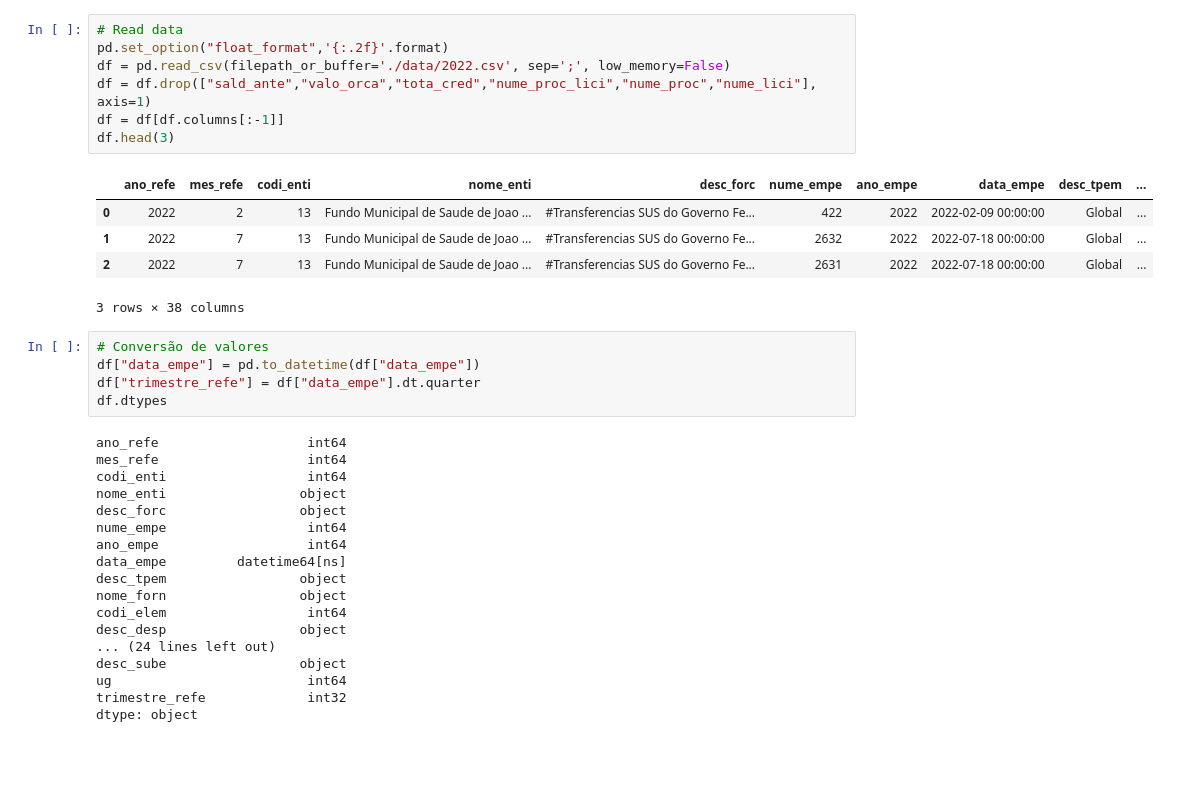
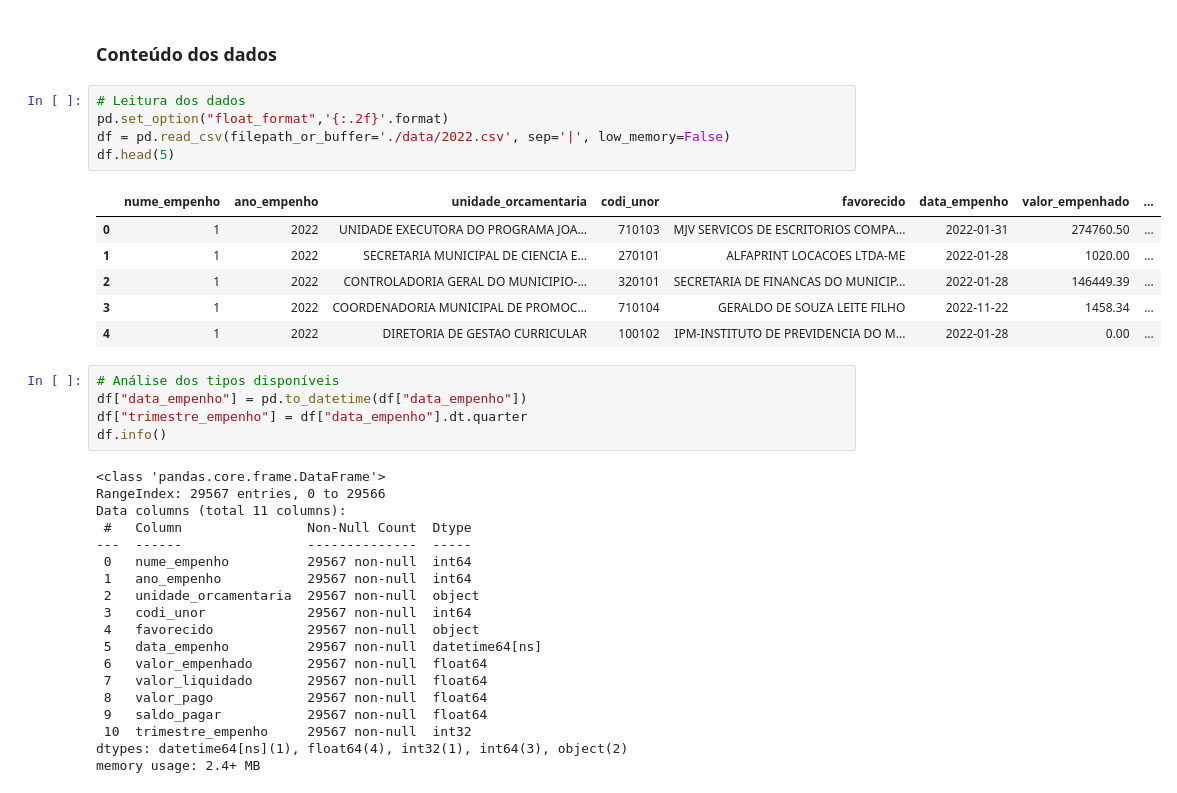
Before and after one commit to AIDA-Uniesp/analise_exploratoria_despesas_joao_pessoa, a Jupyter notebook: exploratoria_despesas.ipynb, the cells around one changed output. Saved outputs shown, nothing was run; the diff lists cells and outputs as text; blank space fills up the shorter version.

```diff
--- a/exploratoria_despesas.ipynb
+++ b/exploratoria_despesas.ipynb
@@ -25,36 +26,38 @@ Note: you may need to restart the kernel to use updated packages.
+# %% [markdown]
+### Conteúdo dos dados
 # %%
-# Read data
+# Leitura dos dados
 pd.set_option("float_format",'{:.2f}'.format)
-df = pd.read_csv(filepath_or_buffer='./data/2022.csv', sep=';', low_memory=False)
-df = df.drop(["sald_ante","valo_orca","tota_cred","nume_proc_lici","nume_proc","nume_lici"], axis=1)
-df = df[df.columns[:-1]]
-df.head(3)
+df = pd.read_csv(filepath_or_buffer='./data/2022.csv', sep='|', low_memory=False)
+df.head(5)
 # %% [output]
-|  | ano_refe | mes_refe | codi_enti | nome_enti | desc_forc | nume_empe | ano_empe | data_empe | desc_tpem | ... |
-| 0 | 2022 | 2 | 13 | Fundo Municipal de Saude de Joao ... | #Transferencias SUS do Governo Fe... | 422 | 2022 | 2022-02-09 00:00:00 | Global | ... |
-| 1 | 2022 | 7 | 13 | Fundo Municipal de Saude de Joao ... | #Transferencias SUS do Governo Fe... | 2632 | 2022 | 2022-07-18 00:00:00 | Global | ... |
-| 2 | 2022 | 7 | 13 | Fundo Municipal de Saude de Joao ... | #Transferencias SUS do Governo Fe... | 2631 | 2022 | 2022-07-18 00:00:00 | Global | ... |
+|  | nume_empenho | ano_empenho | unidade_orcamentaria | codi_unor | favorecido | data_empenho | valor_empenhado | ... |
+| 0 | 1 | 2022 | UNIDADE EXECUTORA DO PROGRAMA JOA... | 710103 | MJV SERVICOS DE ESCRITORIOS COMPA... | 2022-01-31 | 274760.50 | ... |
+| 1 | 1 | 2022 | SECRETARIA MUNICIPAL DE CIENCIA E... | 270101 | ALFAPRINT LOCACOES LTDA-ME | 2022-01-28 | 1020.00 | ... |
+| 2 | 1 | 2022 | CONTROLADORIA GERAL DO MUNICIPIO-... | 320101 | SECRETARIA DE FINANCAS DO MUNICIP... | 2022-01-28 | 146449.39 | ... |
+| 3 | 1 | 2022 | COORDENADORIA MUNICIPAL DE PROMOC... | 710104 | GERALDO DE SOUZA LEITE FILHO | 2022-11-22 | 1458.34 | ... |
+| 4 | 1 | 2022 | DIRETORIA DE GESTAO CURRICULAR | 100102 | IPM-INSTITUTO DE PREVIDENCIA DO M... | 2022-01-28 | 0.00 | ... |
-3 rows × 38 columns
 # %%
-# Conversão de valores
-df["data_empe"] = pd.to_datetime(df["data_empe"])
-df["trimestre_refe"] = df["data_empe"].dt.quarter
-df.dtypes
+# Análise dos tipos disponíveis
+df["data_empenho"] = pd.to_datetime(df["data_empenho"])
+df["trimestre_empenho"] = df["data_empenho"].dt.quarter
+df.info()
 # %% [output]
-ano_refe                   int64
-mes_refe                   int64
-codi_enti                  int64
-nome_enti                 object
-desc_forc                 object
-nume_empe                  int64
-ano_empe                   int64
-data_empe         datetime64[ns]
-desc_tpem                 object
-nome_forn                 object
-codi_elem                  int64
-desc_desp                 object
-... (24 lines left out)
-desc_sube                 object
-ug                         int64
-trimestre_refe             int32
-dtype: object
+<class 'pandas.core.frame.DataFrame'>
+RangeIndex: 29567 entries, 0 to 29566
+Data columns (total 11 columns):
+ #   Column                Non-Null Count  Dtype
+---  ------                --------------  -----
+ 0   nume_empenho          29567 non-null  int64
+ 1   ano_empenho           29567 non-null  int64
+ 2   unidade_orcamentaria  29567 non-null  object
+ 3   codi_unor             29567 non-null  int64
+ 4   favorecido            29567 non-null  object
+ 5   data_empenho          29567 non-null  datetime64[ns]
+ 6   valor_empenhado       29567 non-null  float64
+ 7   valor_liquidado       29567 non-null  float64
+ 8   valor_pago            29567 non-null  float64
+ 9   saldo_pagar           29567 non-null  float64
+ 10  trimestre_empenho     29567 non-null  int32
+dtypes: datetime64[ns](1), float64(4), int32(1), int64(3), object(2)
+memory usage: 2.4+ MB
```
Also changed, not shown: parts of 24 cells of this notebook, 1 other file.
